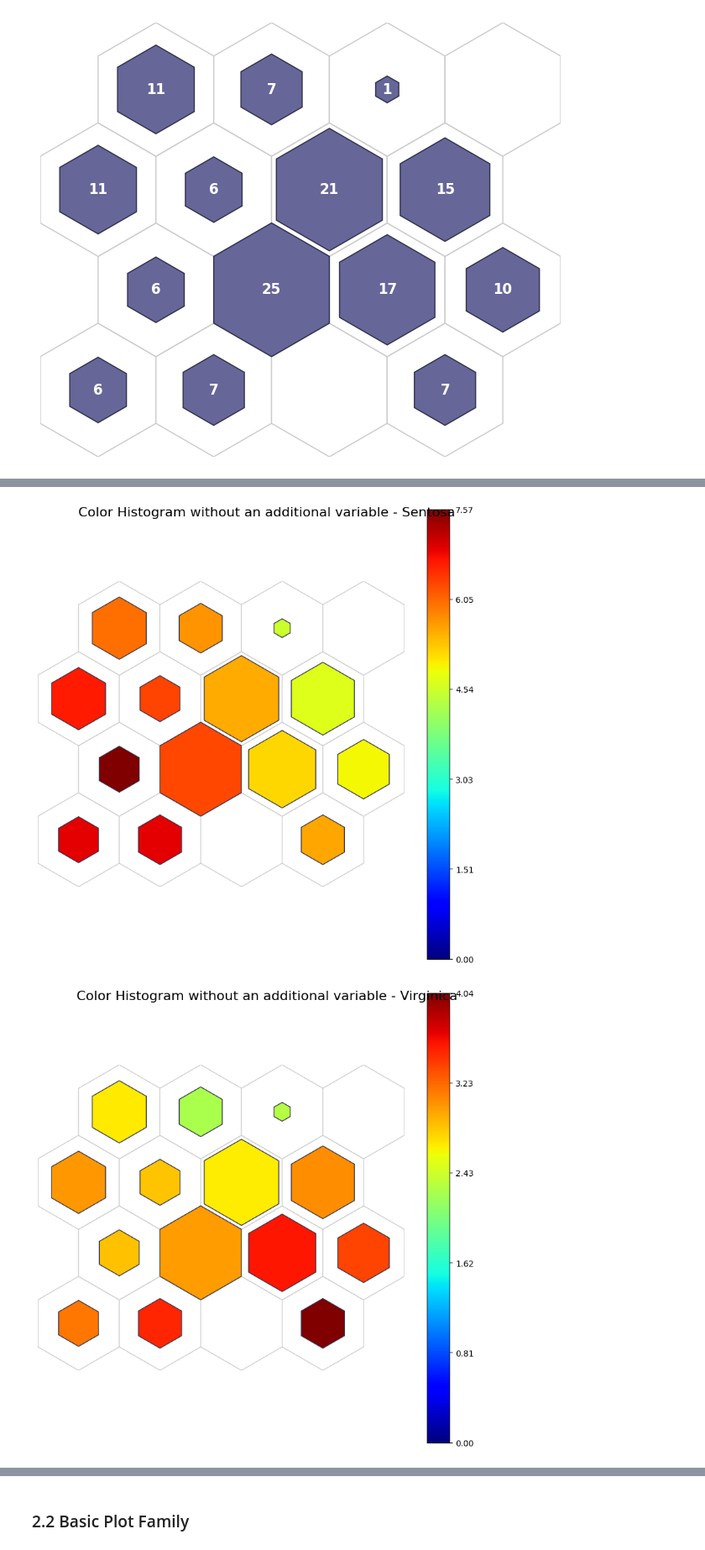
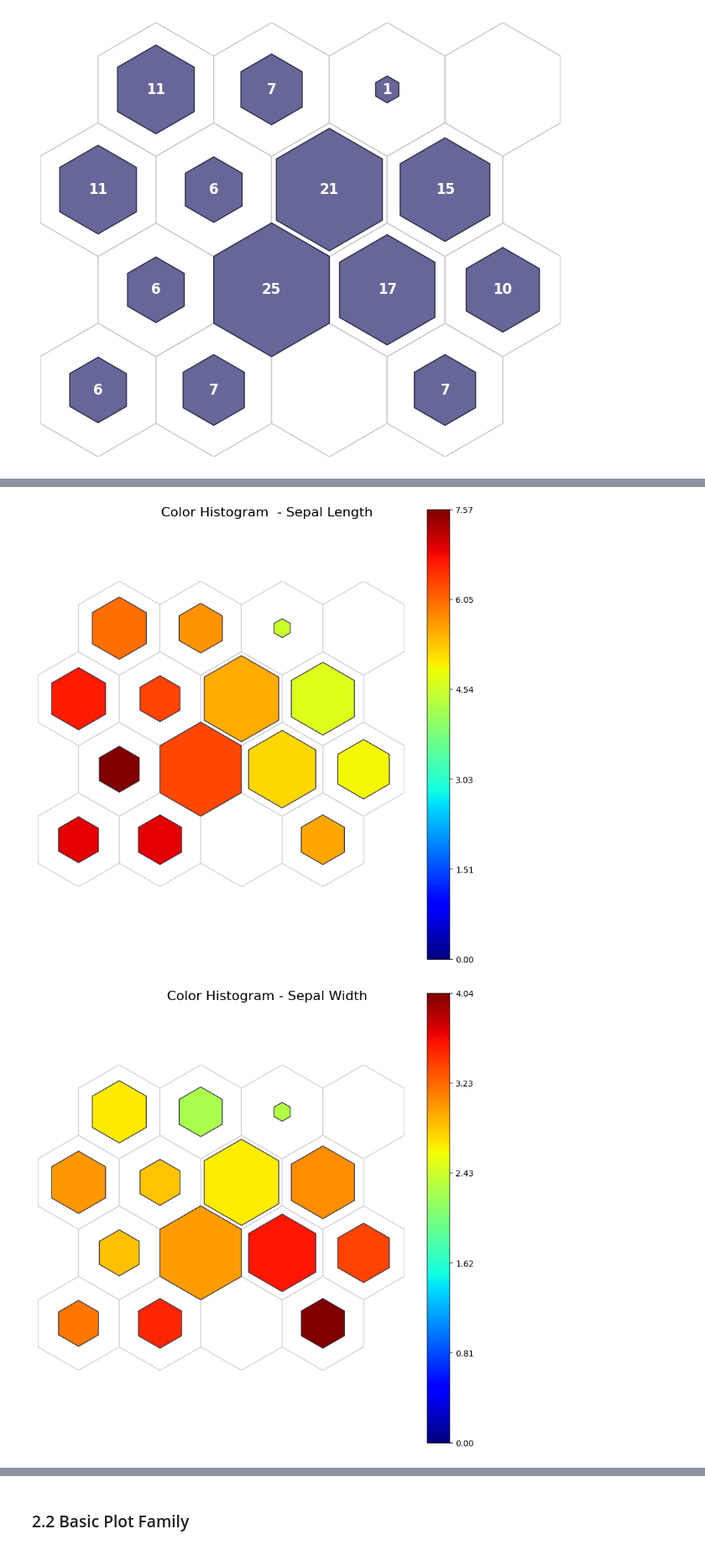
Before and after one commit to amir-jafari/SOM, a Jupyter notebook: examples/Tabular/Iris/notebook/iris_generic_plots.ipynb, the cells around one changed output, grey strips where cells are left out. Shown at 84% size. Saved outputs shown, nothing was run; the diff lists cells and outputs as text; code cells hidden in the pictures.

```diff
--- a/examples/Tabular/Iris/notebook/iris_generic_plots.ipynb
+++ b/examples/Tabular/Iris/notebook/iris_generic_plots.ipynb
@@ -207,14 +213,14 @@ This plot requires to have the scaled input data.
 # %%
 fig, ax, patches, text, cbar = som.plot('color_hist', data_dict, ind=0)
-plt.suptitle("Color Histogram without an additional variable - Sentosa", fontsize=16)
+plt.suptitle("Color Histogram  - Sepal Length", fontsize=16)
 plt.show()
 # %% [output]
-[figure, old version]
+[figure, new version]
 # %%
 fig, ax, patches, text, cbar = som.plot('color_hist', data_dict, ind=1)
-plt.suptitle("Color Histogram without an additional variable - Virginica", fontsize=16)
+plt.suptitle("Color Histogram - Sepal Width", fontsize=16)
 plt.show()
 # %% [output]
-[figure, old version]
+[figure, new version]
 # %% [markdown]
 #### Complex Hit Histogram
```
Also changed, not shown: parts of 23 cells of this notebook.
